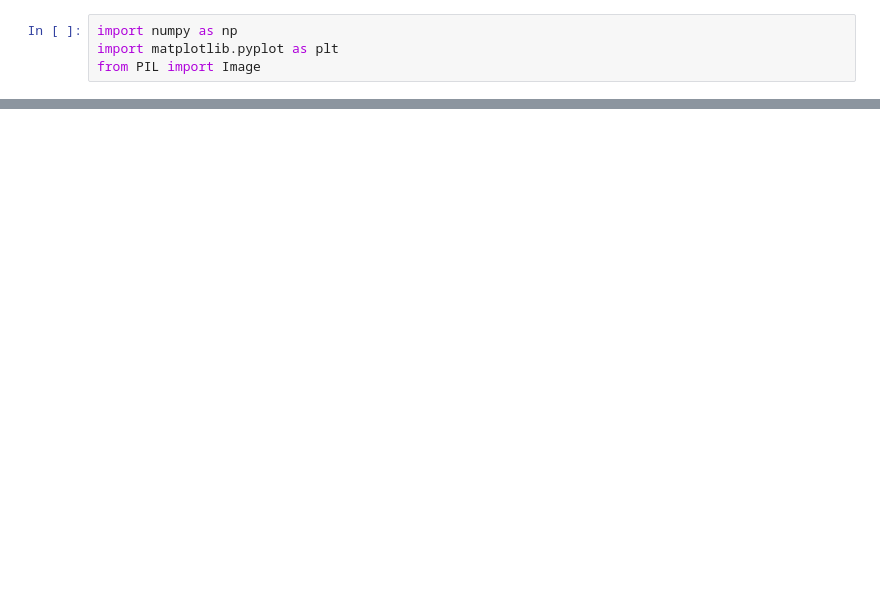
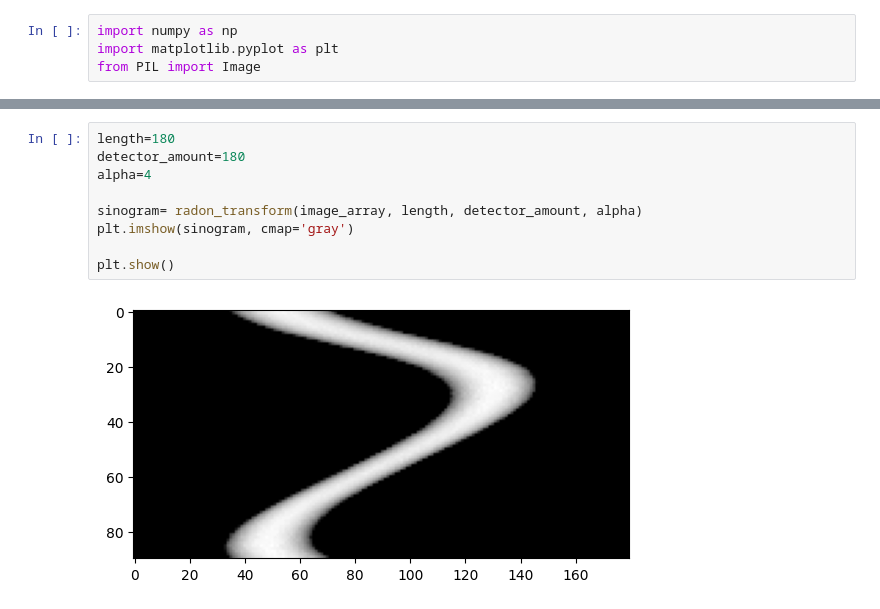
Before and after one commit to Irrisorr/Informatics-in-medicine, a Jupyter notebook: Tomograf/Main.ipynb, the cells around one changed output, grey strips where cells are left out. Drawn from its saved outputs; the diff is of its cells as text; blank space fills up the shorter version.

```diff
--- a/Tomograf/Main.ipynb
+++ b/Tomograf/Main.ipynb
@@ -14,0 +83,11 @@ plt.show()
+# %%
+length=180
+detector_amount=180
+alpha=4
+
+sinogram= radon_transform(image_array, length, detector_amount, alpha)
+plt.imshow(sinogram, cmap='gray')
+
+plt.show()
+# %% [output]
+[figure, added]
```
Also changed, not shown: parts of 4 cells of this notebook, 1 other file.
